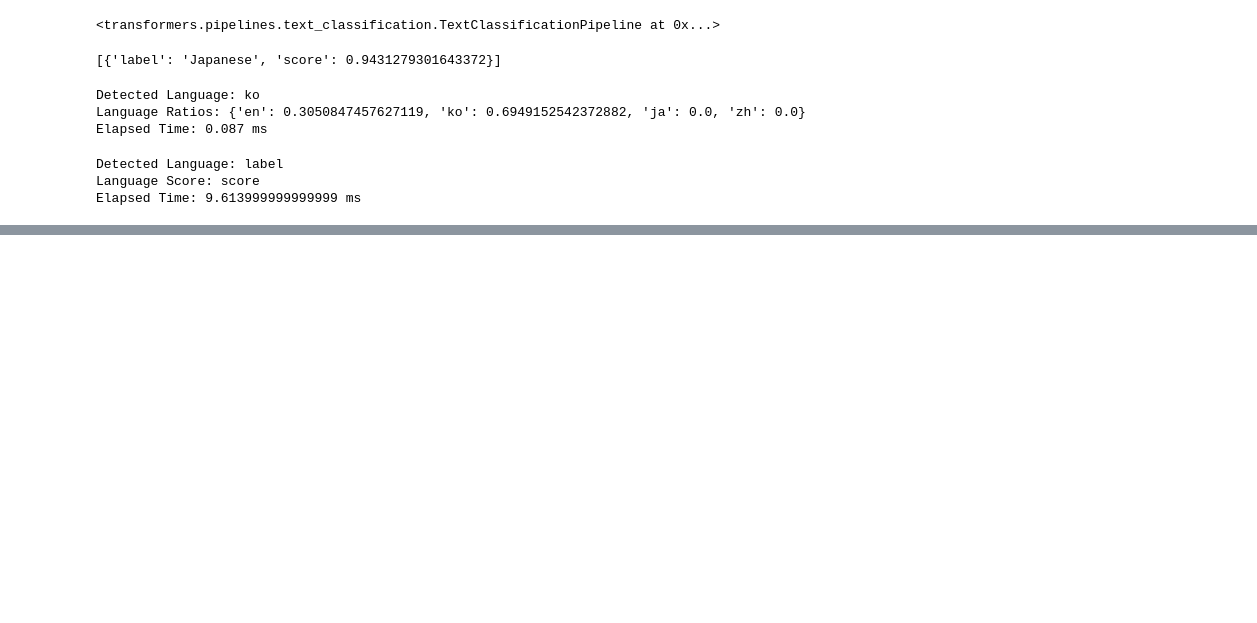
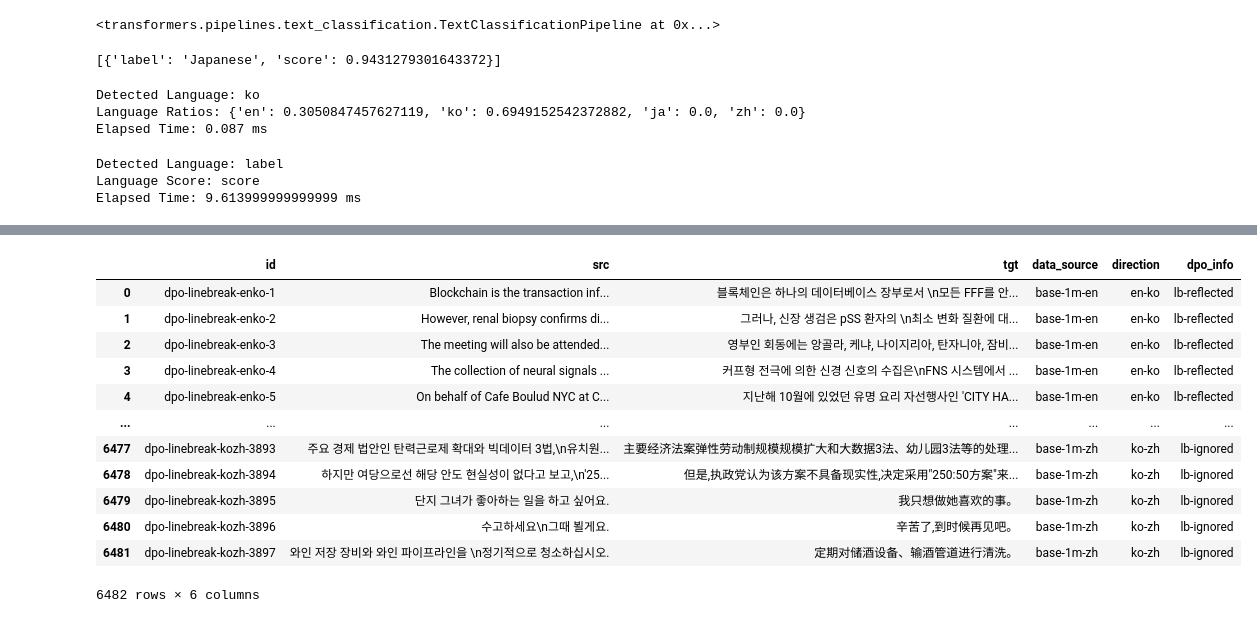
Before and after one commit to TrainToGPB/slm-mmt-exp, a Jupyter notebook: translation_datasets/dpo/gpt_dpo_data_selection.ipynb, the cells around one changed output, grey strips where cells are left out. Saved outputs shown, nothing was run; the diff lists cells and outputs as text; code cells hidden in the pictures; blank space fills up the shorter version.

```diff
--- a/translation_datasets/dpo/gpt_dpo_data_selection.ipynb
+++ b/translation_datasets/dpo/gpt_dpo_data_selection.ipynb
@@ -1753,0 +1776,17 @@ en ko en ko
+# %%
+df_lb_dpo['id'] = df_lb_dpo['id'].apply(lambda x: f'dpo-{x}')
+df_lb_dpo
+# %% [output]
+|  | id | src | tgt | data_source | direction | dpo_info |
+| 0 | dpo-linebreak-enko-1 | Blockchain is the transaction inf... | 블록체인은 하나의 데이터베이스 장부로서 \n모든 FFF를 안... | base-1m-en | en-ko | lb-reflected |
+| 1 | dpo-linebreak-enko-2 | However, renal biopsy confirms di... | 그러나, 신장 생검은 pSS 환자의 \n최소 변화 질환에 대... | base-1m-en | en-ko | lb-reflected |
+| 2 | dpo-linebreak-enko-3 | The meeting will also be attended... | 영부인 회동에는 앙골라, 케냐, 나이지리아, 탄자니아, 잠비... | base-1m-en | en-ko | lb-reflected |
+| 3 | dpo-linebreak-enko-4 | The collection of neural signals ... | 커프형 전극에 의한 신경 신호의 수집은\nFNS 시스템에서 ... | base-1m-en | en-ko | lb-reflected |
+| 4 | dpo-linebreak-enko-5 | On behalf of Cafe Boulud NYC at C... | 지난해 10월에 있었던 유명 요리 자선행사인 'CITY HA... | base-1m-en | en-ko | lb-reflected |
+| ... | ... | ... | ... | ... | ... | ... |
+| 6477 | dpo-linebreak-kozh-3893 | 주요 경제 법안인 탄력근로제 확대와 빅데이터 3법,\n유치원... | 主要经济法案弹性劳动制规模规模扩大和大数据3法、幼儿园3法等的处理... | base-1m-zh | ko-zh | lb-ignored |
+| 6478 | dpo-linebreak-kozh-3894 | 하지만 여당으로선 해당 안도 현실성이 없다고 보고,\n'25... | 但是,执政党认为该方案不具备现实性,决定采用"250:50方案"来... | base-1m-zh | ko-zh | lb-ignored |
+| 6479 | dpo-linebreak-kozh-3895 | 단지 그녀가 좋아하는 일을 하고 싶어요. | 我只想做她喜欢的事。 | base-1m-zh | ko-zh | lb-ignored |
+| 6480 | dpo-linebreak-kozh-3896 | 수고하세요\n그때 뵐게요. | 辛苦了,到时候再见吧。 | base-1m-zh | ko-zh | lb-ignored |
+| 6481 | dpo-linebreak-kozh-3897 | 와인 저장 장비와 와인 파이프라인을 \n정기적으로 청소하십시오. | 定期对储酒设备、输酒管道进行清洗。 | base-1m-zh | ko-zh | lb-ignored |
+6482 rows × 6 columns
```
Also changed, not shown: parts of 19 cells of this notebook, 7 other files.
